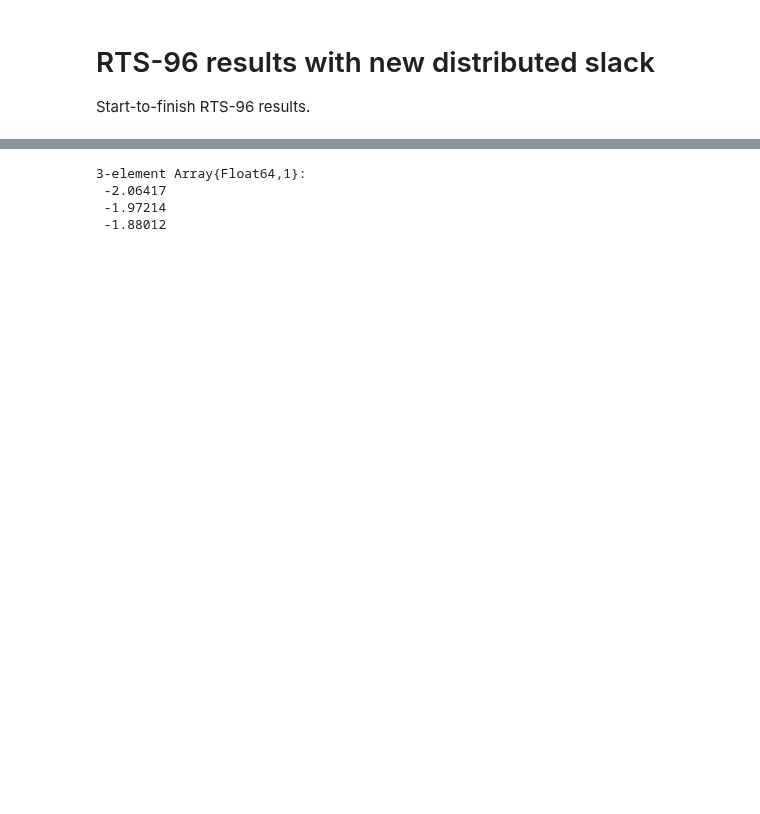
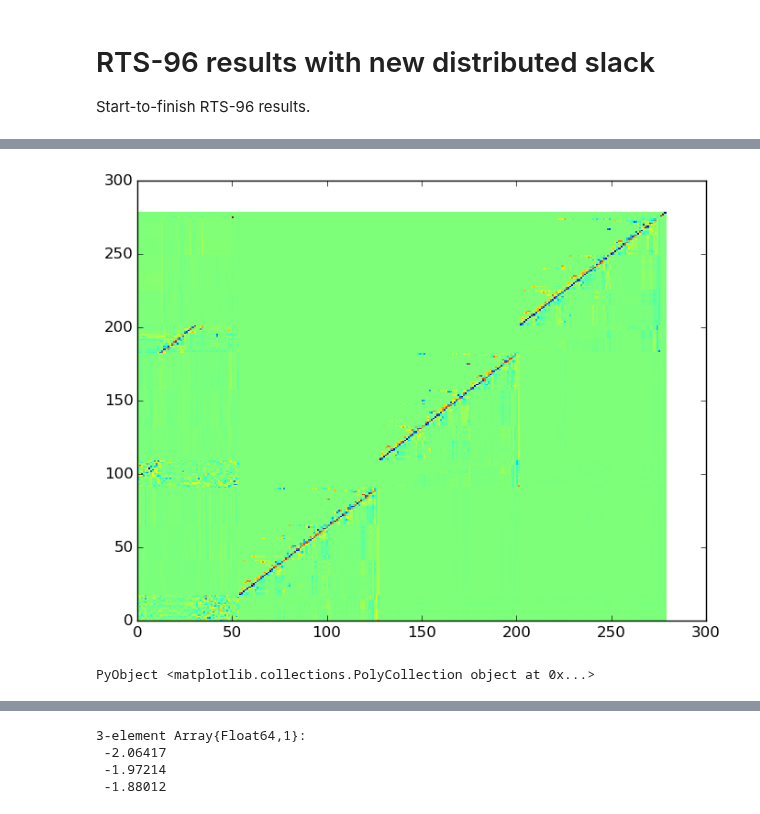
Before and after one commit to kersulis/TemporalInstanton.jl, a Jupyter notebook: nbs/2015-03-13 RTS-96 with new dist. slack.ipynb, the cells around one changed output, grey strips where cells are left out. Saved outputs shown, nothing was run; the diff lists cells and outputs as text; code cells hidden in the pictures; blank space fills up the shorter version.

```diff
--- a/nbs/2015-03-13 RTS-96 with new dist. slack.ipynb
+++ b/nbs/2015-03-13 RTS-96 with new dist. slack.ipynb
@@ -157,0 +148,5 @@ angles[1]
+# %%
+pcolor(Rkernel)
+# %% [output]
+[figure, added]
+PyObject <matplotlib.collections.PolyCollection object at 0x...>
```
Also changed, not shown: parts of 44 cells of this notebook, 13 other files.
